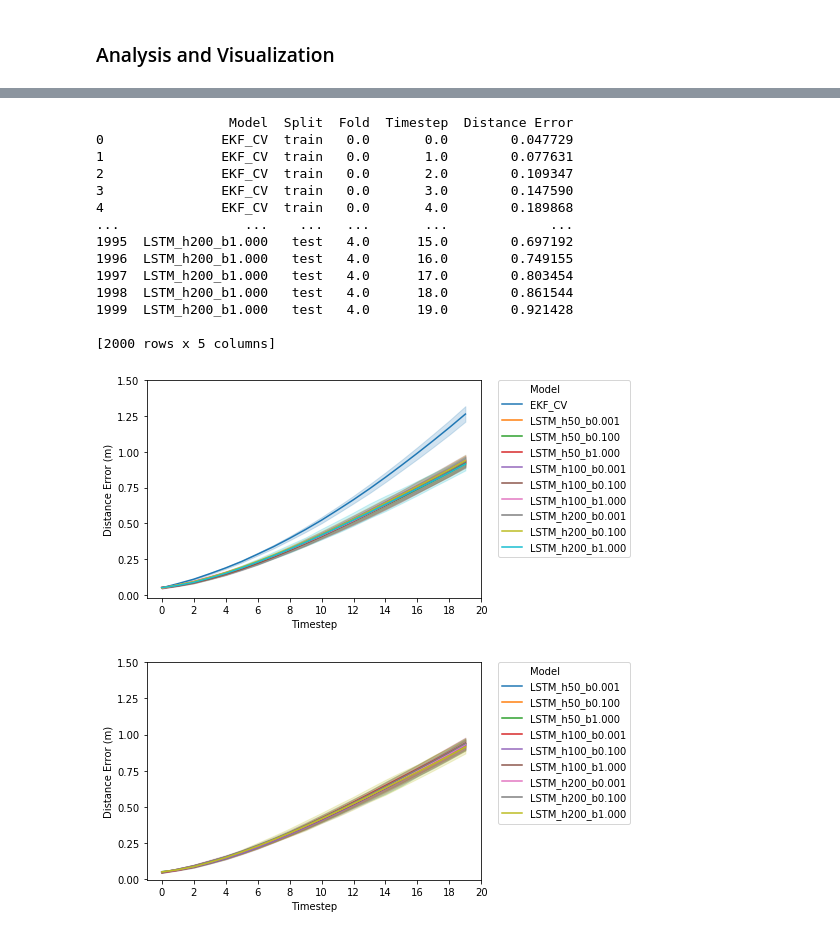
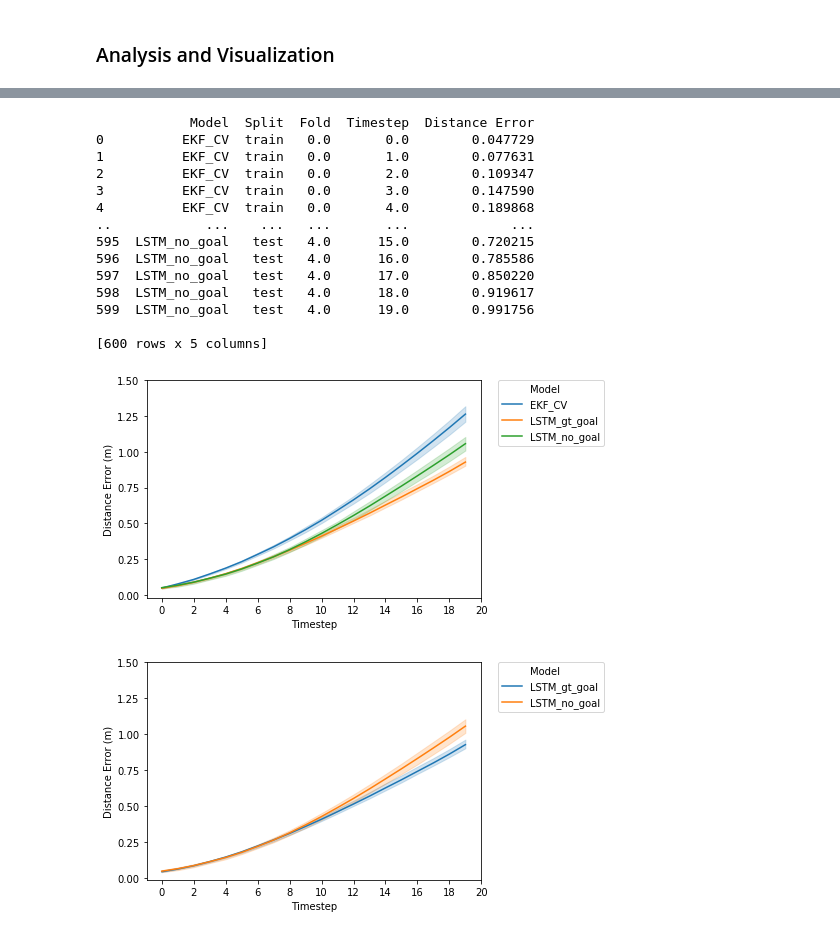
Before and after one commit to MPC-Berkeley/carla, a Jupyter notebook: PythonAPI/analysis/models_analysis.ipynb, the cells around one changed output, grey strips where cells are left out. Cells and saved outputs as stored; diff of their text form; code cells hidden in the pictures.

```diff
--- a/PythonAPI/analysis/models_analysis.ipynb
+++ b/PythonAPI/analysis/models_analysis.ipynb
@@ -110,9 +89,30 @@ def build_train_test_splits(pklfiles_to_process, num_pkl_folds=5):
 # %% [markdown]
 ### Metrics
 # %%
-def dist_by_timestep(traj_pred, traj_actual):
+def weighted_dist_by_timestep(goal_pred, traj_pred_dict, traj_actual):
+    # M = # of instances, N = time horizon, 2 (xy)
+    M = traj_pred_dict[0].shape[0]
+    N = traj_pred_dict[0].shape[1]
+
+    weighted_sum = np.zeros((M, N))
+    num_pred_traj = len(traj_pred_dict.keys())
+    top_k_probs = -np.sort(-goal_pred, axis=1)[:,:num_pred_traj]
+
+    for k in range(num_pred_traj):
+        # key = 0
+        traj_pred_k = traj_pred_dict[k] # M by N by 2
+        diff = traj_pred_k - traj_actual # M by N by 2
+        diff_xy_norm = np.linalg.norm(diff, axis=2) # M by N
+
+        for i in range(N):
+            diff_xy_norm[:,i] *= top_k_probs[:,k]
+
+        weighted_sum += diff_xy_norm
+    return np.mean(weighted_sum, axis=0)
+
+def dist_by_timestep(traj_pred_dict, traj_actual):
     # returns avg, min, max distance error across each timestep
-    diff = traj_pred - traj_actual # N by N_pred by 2
+    diff = traj_pred_dict[0] - traj_actual # N by N_pred by 2
     diff_xy_norm = np.linalg.norm(diff, axis=2)
     return np.mean(diff_xy_norm, axis=0), np.min(diff_xy_norm, axis = 0), np.max(diff_xy_norm, axis=0)
 
@@ -291,49 +332,60 @@ plt.show()
 # PLOT 1: timestep vs. mean distance error
 import pandas as pd
 import seaborn as sns
-
 data_list = []
 timesteps = np.arange(20) # TODO: hard coded for now, change later.
 
 for model in model_res_dict.keys():
     for split in model_res_dict[model].keys():
         # train/test
-        traj_dist_vs_N = model_res_dict[model][split]['traj_dist_vs_N']
+        if 'no_goal' in model:
+            name = model
+            traj_dist_vs_N = model_res_dict[model][split]['traj_dist_vs_N']
+        elif 'EKF' in model:
+            name = model
+            traj_dist_vs_N = model_res_dict[model][split]['traj_dist_vs_N']
+            # hack to only get ground truth goal based traj. pred once
+        elif 'b0.100_g0.100' in model:
+            name = 'LSTM_gt_goal'
+            traj_dist_vs_N = model_res_dict[model][split]['gtraj_dist_vs_N']
+        else:
+            continue
+
         for i_fold, td in enumerate(traj_dist_vs_N):
             for j_timestep, dist_timestep in enumerate(td):
-                data_list.append([model, split, i_fold, j_timestep, dist_timestep])
+                data_list.append([name, split, i_fold, j_timestep, dist_timestep])
 
 traj_df = pd.DataFrame(data_list, columns=['Model', 'Split', 'Fold', 'Timestep', 'Distance Error'],dtype=float)
 print(traj_df)
 
 ax = sns.lineplot(x="Timestep", y="Distance Error", hue="Model", data=traj_df[traj_df.Split == 'test'])
 plt.legend(bbox_to_anchor=(1.05, 1), loc=2, borderaxespad=0.)
 plt.ylabel('Distance Error (m)')
 plt.xticks(np.arange(0, 21, step=2))
 plt.yticks(np.arange(0, 1.51, step=0.25))
 plt.show()
 
 ax = sns.lineplot(x="Timestep", y="Distance Error", hue="Model", data=traj_df[(traj_df.Split == 'test') & \
                                                                               (traj_df.Model != 'EKF_CV')])
 plt.legend(bbox_to_anchor=(1.05, 1), loc=2, borderaxespad=0.)
 plt.ylabel('Distance Error (m)')
 plt.xticks(np.arange(0, 21, step=2))
 plt.yticks(np.arange(0, 1.51, step=0.25))
 plt.show()
 # %% [output]
-                 Model  Split  Fold  Timestep  Distance Error
-0               EKF_CV  train   0.0       0.0        0.047729
-1               EKF_CV  train   0.0       1.0        0.077631
-2               EKF_CV  train   0.0       2.0        0.109347
-3               EKF_CV  train   0.0       3.0        0.147590
-4               EKF_CV  train   0.0       4.0        0.189868
-...                ...    ...   ...       ...             ...
-1995  LSTM_h200_b1.000   test   4.0      15.0        0.697192
-1996  LSTM_h200_b1.000   test   4.0      16.0        0.749155
-1997  LSTM_h200_b1.000   test   4.0      17.0        0.803454
-1998  LSTM_h200_b1.000   test   4.0      18.0        0.861544
-1999  LSTM_h200_b1.000   test   4.0      19.0        0.921428
+            Model  Split  Fold  Timestep  Distance Error
+0          EKF_CV  train   0.0       0.0        0.047729
+1          EKF_CV  train   0.0       1.0        0.077631
+2          EKF_CV  train   0.0       2.0        0.109347
+3          EKF_CV  train   0.0       3.0        0.147590
+4          EKF_CV  train   0.0       4.0        0.189868
+..            ...    ...   ...       ...             ...
+595  LSTM_no_goal   test   4.0      15.0        0.720215
+596  LSTM_no_goal   test   4.0      16.0        0.785586
+597  LSTM_no_goal   test   4.0      17.0        0.850220
+598  LSTM_no_goal   test   4.0      18.0        0.919617
+599  LSTM_no_goal   test   4.0      19.0        0.991756
 
-[2000 rows x 5 columns]
+[600 rows x 5 columns]
-[figure, old version]
+[figure, new version]
-[figure, old version]
+[figure, new version]
```
Also changed, not shown: parts of 8 cells of this notebook, 1 other file.
